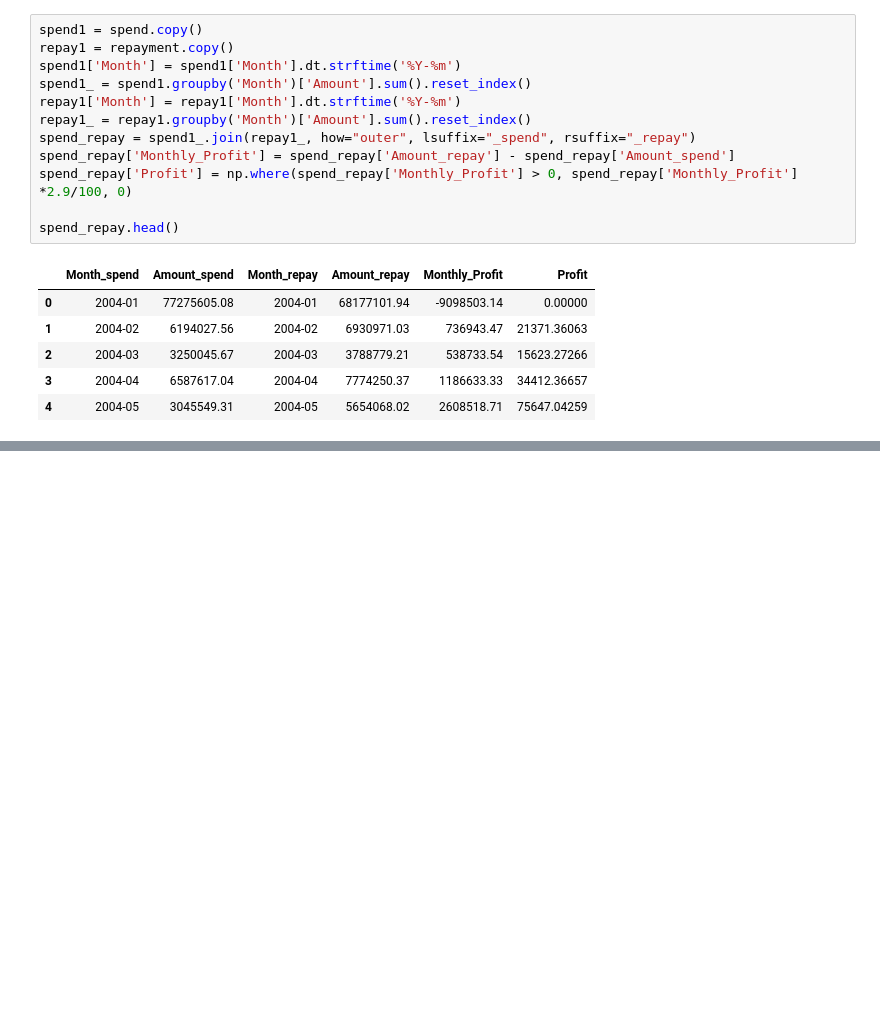
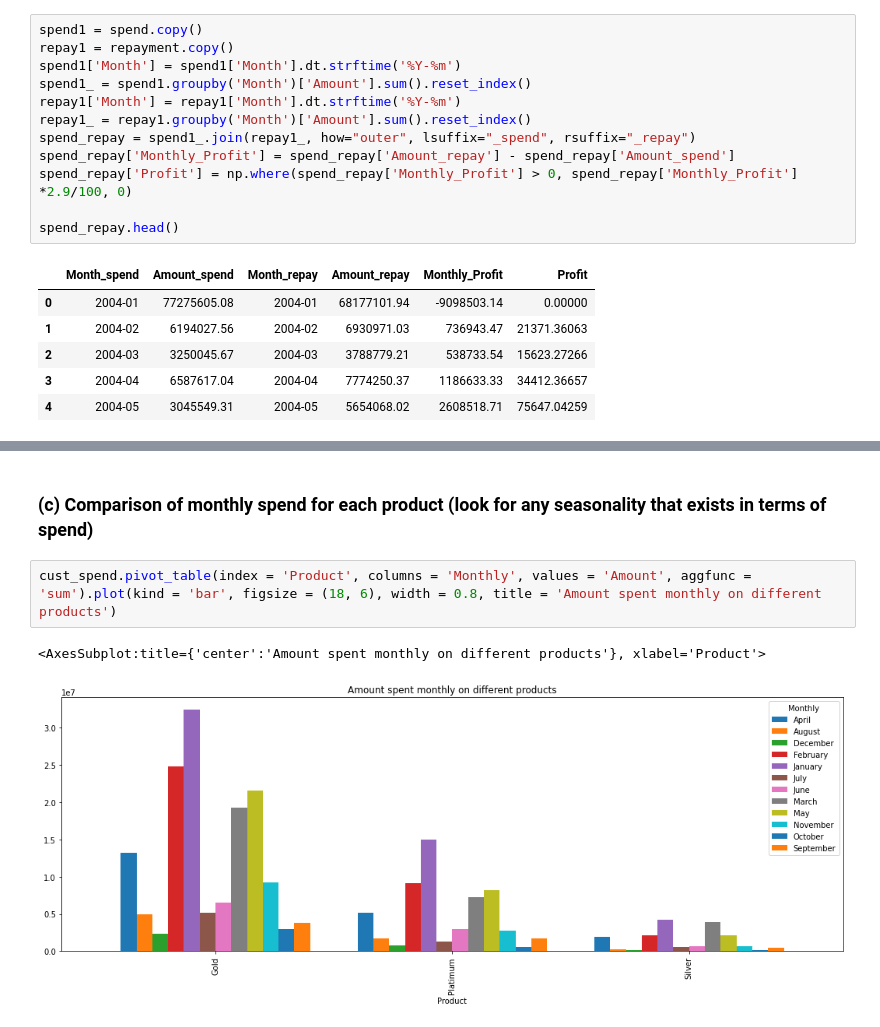
Before and after one commit to sakshisv/Credit-Card-Case-Study, a Jupyter notebook: Credit Card Case Study (Python).ipynb, the cells around one changed output, grey strips where cells are left out. Saved outputs shown, nothing was run; the diff lists cells and outputs as text; blank space fills up the shorter version.

```diff
--- a/Credit Card Case Study (Python).ipynb
+++ b/Credit Card Case Study (Python).ipynb
@@ -376,0 +357,7 @@ cust_spend
+# %% [markdown]
+### (c) Comparison of monthly spend for each product (look for any seasonality that exists in terms of spend)
+# %%
+cust_spend.pivot_table(index = 'Product', columns = 'Monthly', values = 'Amount', aggfunc = 'sum').plot(kind = 'bar', figsize = (18, 6), width = 0.8, title = 'Amount spent monthly on different products')
+# %% [output]
+<AxesSubplot:title={'center':'Amount spent monthly on different products'}, xlabel='Product'>
+[figure, added]
```
Also changed, not shown: parts of 46 cells of this notebook.
